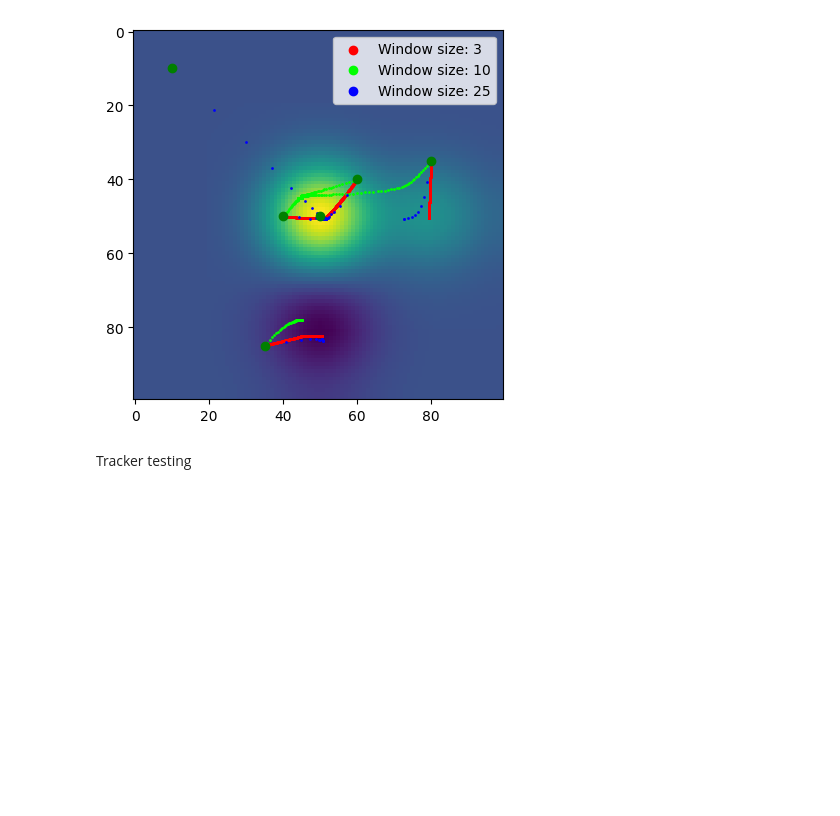
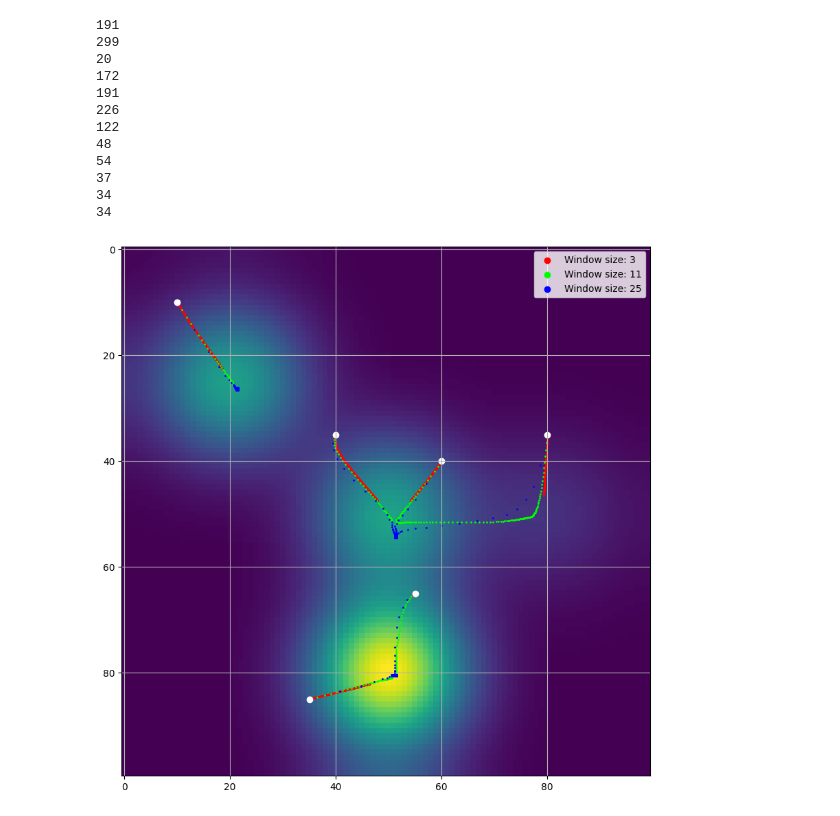
Before and after one commit to strojanski/ACVM-Practicum, a Jupyter notebook: project2/main.ipynb, the cells around one changed output. Drawn from its saved outputs; the diff is of its cells as text; code cells hidden in the pictures; blank space fills up the shorter version.

```diff
--- a/project2/main.ipynb
+++ b/project2/main.ipynb
@@ -9,9 +9,10 @@ from main import *
 # %%
 def custom_function_1():
     f = np.zeros((100, 100))
-    f[50, 50] = 3
+    f[50, 50] = 4
     f[50, 80] = 1
     f[80, 50] = 7
+    f[25, 20] = 4
     return gausssmooth(f, 10)
 # %%
 def mean_shift(img, window_size=5, max_iter=100, min_diff=1e-4, start=(50,50)):
@@ -45,7 +46,8 @@ def mean_shift(img, window_size=5, max_iter=100, min_diff=1e-4, start=(50,50)):
         shift_x = sum_x / denom
         shift_y = sum_y / denom
 
-        if shift_x < min_diff and shift_y < min_diff:
+        if (shift_x**2 +  shift_y**2) < min_diff:
+            print(window_sizes, i)
             break
 
         x_loc += shift_x
@@ -59,38 +61,51 @@ def mean_shift(img, window_size=5, max_iter=100, min_diff=1e-4, start=(50,50)):
 
     return x_loc, y_loc, xs, ys
 # %%
+fig = plt.figure(figsize=(10,10))
 img = generate_responses_1()
 img = custom_function_1()
 plt.imshow(img)
+plt.grid()
 
-start_pts = [(80, 35), (50, 50), (40, 50), (60, 40), (35, 85), (10, 10)]
+start_pts = [(80, 35), (40, 35), (55, 65), (60, 40), (35, 85), (10, 10)]
 
 paths = []
-window_sizes = [3, 10, 25]
+window_sizes = [3, 11, 25]
 colors = ['#ff0000', '#00ff00', '#0000ff', '#d62728', '#9467bd']#, '#8c564b']#$, '#e377c2', '#7f7f7f', '#bcbd22', '#17becf']
 
 for ws in window_sizes:
     x_inner_paths = []
     y_inner_paths = []
     for sp in start_pts:
-        x, y, xs, ys = mean_shift(img, max_iter=500, start=sp, min_diff=1e-6, window_size=ws)
+        x, y, xs, ys = mean_shift(img, max_iter=500, start=sp, min_diff=1e-3, window_size=ws)
 
         x_inner_paths.extend(xs + [x])
         y_inner_paths.extend(ys + [y])
 
     paths.append((x_inner_paths, y_inner_paths))
 
 for i, ((xs, ys), c) in enumerate(zip(paths, colors)):
     plt.scatter(xs, ys, c=c, s=1, label=f"Window size: {window_sizes[i]}")
 
+
 xs_ = ([sp[0] for sp in start_pts])
 ys_ = ([sp[1] for sp in start_pts])
 
-plt.scatter(xs_, ys_, c="g")
+plt.scatter(xs_, ys_, c="#ffffff")
 
 
 leg = plt.legend(markerscale=6)
 # %% [output]
+191
+299
+20
+172
+191
+226
+122
+48
+54
+37
+34
+34
-[figure, old version]
+[figure, new version]
-# %% [markdown]
-Tracker testing
```
Also changed, not shown: parts of 2 cells of this notebook, 9 other files.
